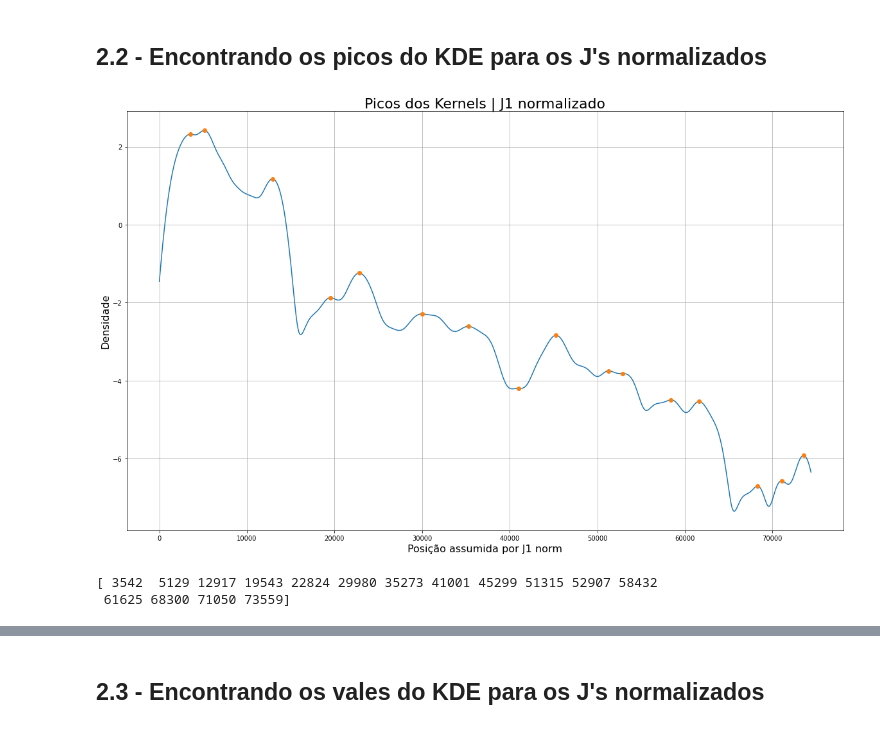
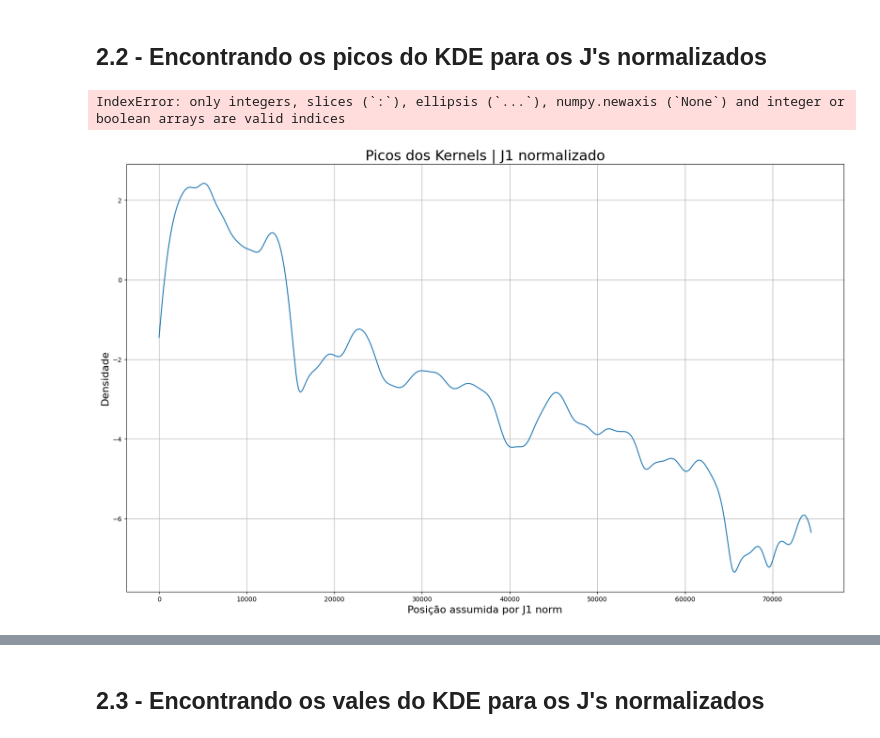
Before and after one commit to YhasmimTigre/TRIL-Net-Zero, a Jupyter notebook: Lab-Tril-02-clusterizacao.ipynb, the cells around one changed output, grey strips where cells are left out. Drawn from its saved outputs; the diff is of its cells as text; code cells hidden in the pictures.

```diff
--- a/Lab-Tril-02-clusterizacao.ipynb
+++ b/Lab-Tril-02-clusterizacao.ipynb
@@ -101,5 +101,5 @@ integrate.trapezoid(np.exp(log1),s1)
 # %%
 #plt.plot(s1, e1) #log da verossimilhança (valores de maioria negativos)
 #plt.plot(s1,np.exp(e1)) #valores positivos
-#e1 = kde1.score_samples(X1)
+e1 = kde_J1.score_samples(X1)
 #plt.plot(s1,np.exp(e1)/max(np.exp(e1)))
@@ -241,23 +238,22 @@ from scipy.misc import electrocardiogram
 from scipy.signal import find_peaks
 import numpy as np
 # %%
-x1 = e1
+x1 = log1
 peaks = find_peaks(x1, height=min(e1))
 
 plt.figure(figsize=(20, 12))
 plt.title("Picos dos Kernels | J1 normalizado", fontsize=22)
 plt.ylabel("Densidade", fontsize=16)
 plt.xlabel("Posição assumida por J1 norm", fontsize=16)
 plt.grid(True)
 plt.plot(x1)
 plt.plot(peaks, x1[peaks], "o")
 plt.show()
 
 print(peaks)
 # %% [output]
+IndexError: only integers, slices (`:`), ellipsis (`...`), numpy.newaxis (`None`) and integer or boolean arrays are valid indices
-[figure, old version]
+[figure, new version]
-[ 3542  5129 12917 19543 22824 29980 35273 41001 45299 51315 52907 58432
- 61625 68300 71050 73559]
 # %%
 X = sorted(variaveis_df["J1_normalizado"])
 
```
Also changed, not shown: parts of 5 cells of this notebook, 5 other files.
